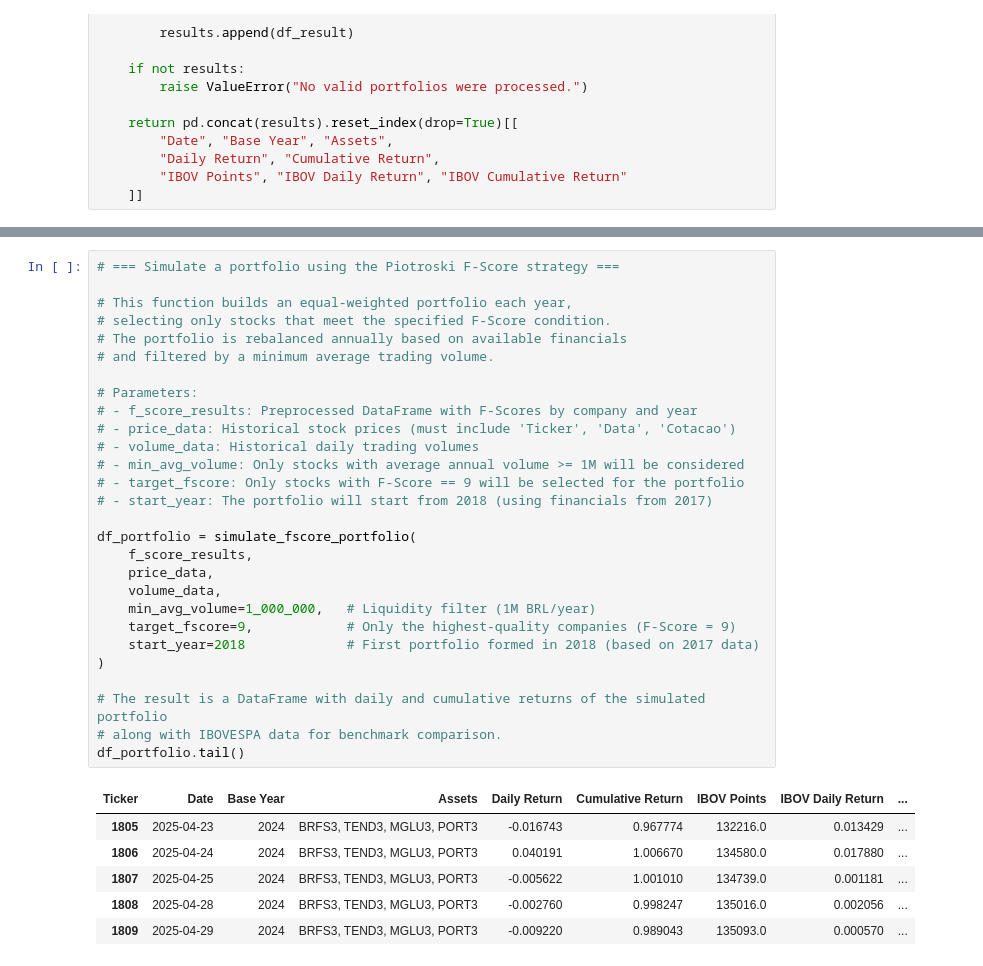
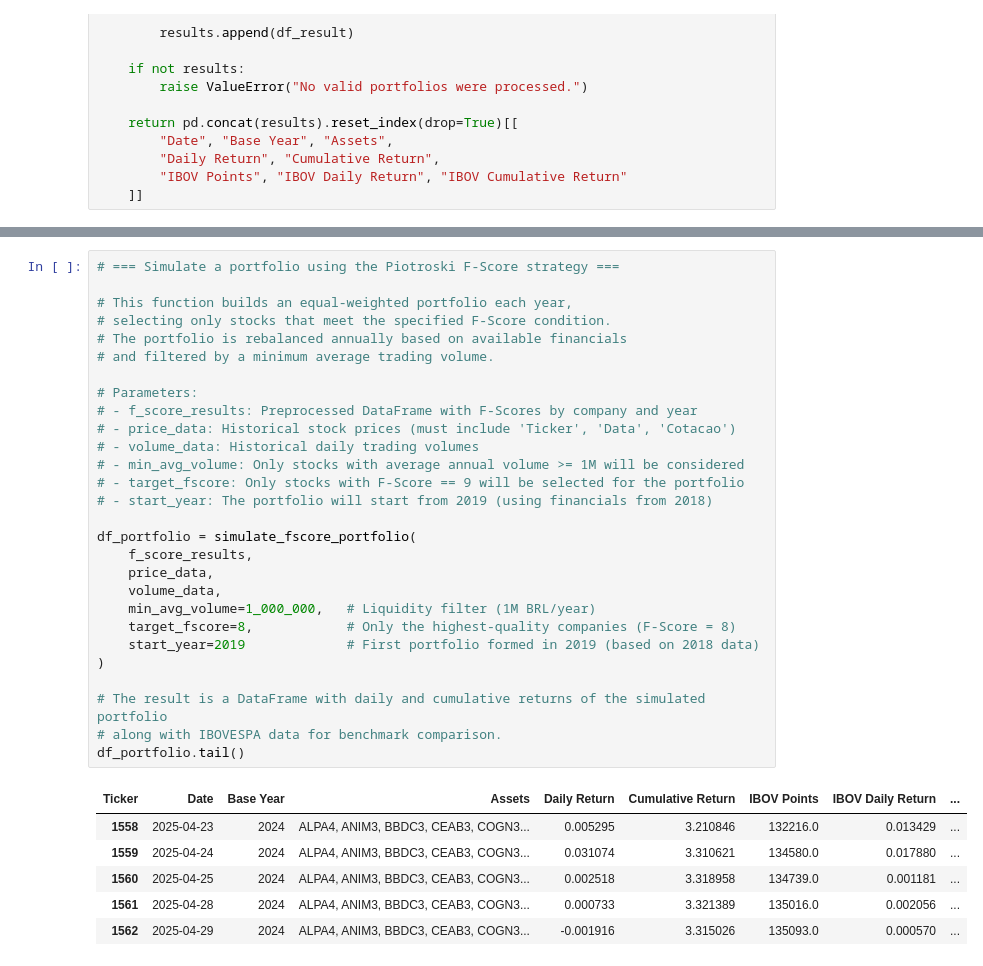
Before and after one commit to MarcusAlves02/Finan-as, a Jupyter notebook: Piotroski F-score/Piotroski F-score anual.ipynb, the cells around one changed output, grey strips where cells are left out. Cells and saved outputs as stored; diff of their text form.

Commit message:
Piotroski F-score v1

```diff
--- a/Piotroski F-score/Piotroski F-score anual.ipynb
+++ b/Piotroski F-score/Piotroski F-score anual.ipynb
@@ -487,38 +490,38 @@ def backtest_fscore_levels(f_score_results, price_data, volume_data, min_avg_vol
 # %%
 # === Simulate a portfolio using the Piotroski F-Score strategy ===
 
 # This function builds an equal-weighted portfolio each year,
 # selecting only stocks that meet the specified F-Score condition.
 # The portfolio is rebalanced annually based on available financials
 # and filtered by a minimum average trading volume.
 
 # Parameters:
 # - f_score_results: Preprocessed DataFrame with F-Scores by company and year
 # - price_data: Historical stock prices (must include 'Ticker', 'Data', 'Cotacao')
 # - volume_data: Historical daily trading volumes
 # - min_avg_volume: Only stocks with average annual volume >= 1M will be considered
 # - target_fscore: Only stocks with F-Score == 9 will be selected for the portfolio
-# - start_year: The portfolio will start from 2018 (using financials from 2017)
+# - start_year: The portfolio will start from 2019 (using financials from 2018)
 
 df_portfolio = simulate_fscore_portfolio(
     f_score_results,
     price_data,
     volume_data,
     min_avg_volume=1_000_000,   # Liquidity filter (1M BRL/year)
-    target_fscore=9,            # Only the highest-quality companies (F-Score = 9)
-    start_year=2018             # First portfolio formed in 2018 (based on 2017 data)
+    target_fscore=8,            # Only the highest-quality companies (F-Score = 8)
+    start_year=2019             # First portfolio formed in 2019 (based on 2018 data)
 )
 
 # The result is a DataFrame with daily and cumulative returns of the simulated portfolio
 # along with IBOVESPA data for benchmark comparison.
 df_portfolio.tail()
 # %% [output]
 | Ticker | Date | Base Year | Assets | Daily Return | Cumulative Return | IBOV Points | IBOV Daily Return | ... |
-| 1805 | 2025-04-23 | 2024 | BRFS3, TEND3, MGLU3, PORT3 | -0.016743 | 0.967774 | 132216.0 | 0.013429 | ... |
-| 1806 | 2025-04-24 | 2024 | BRFS3, TEND3, MGLU3, PORT3 | 0.040191 | 1.006670 | 134580.0 | 0.017880 | ... |
-| 1807 | 2025-04-25 | 2024 | BRFS3, TEND3, MGLU3, PORT3 | -0.005622 | 1.001010 | 134739.0 | 0.001181 | ... |
-| 1808 | 2025-04-28 | 2024 | BRFS3, TEND3, MGLU3, PORT3 | -0.002760 | 0.998247 | 135016.0 | 0.002056 | ... |
-| 1809 | 2025-04-29 | 2024 | BRFS3, TEND3, MGLU3, PORT3 | -0.009220 | 0.989043 | 135093.0 | 0.000570 | ... |
+| 1558 | 2025-04-23 | 2024 | ALPA4, ANIM3, BBDC3, CEAB3, COGN3... | 0.005295 | 3.210846 | 132216.0 | 0.013429 | ... |
+| 1559 | 2025-04-24 | 2024 | ALPA4, ANIM3, BBDC3, CEAB3, COGN3... | 0.031074 | 3.310621 | 134580.0 | 0.017880 | ... |
+| 1560 | 2025-04-25 | 2024 | ALPA4, ANIM3, BBDC3, CEAB3, COGN3... | 0.002518 | 3.318958 | 134739.0 | 0.001181 | ... |
+| 1561 | 2025-04-28 | 2024 | ALPA4, ANIM3, BBDC3, CEAB3, COGN3... | 0.000733 | 3.321389 | 135016.0 | 0.002056 | ... |
+| 1562 | 2025-04-29 | 2024 | ALPA4, ANIM3, BBDC3, CEAB3, COGN3... | -0.001916 | 3.315026 | 135093.0 | 0.000570 | ... |
 # %%
 # === Perform backtest for all F-Score levels (0 to 9) against IBOVESPA ===
 
```
Also changed, not shown: parts of 3 cells of this notebook.
